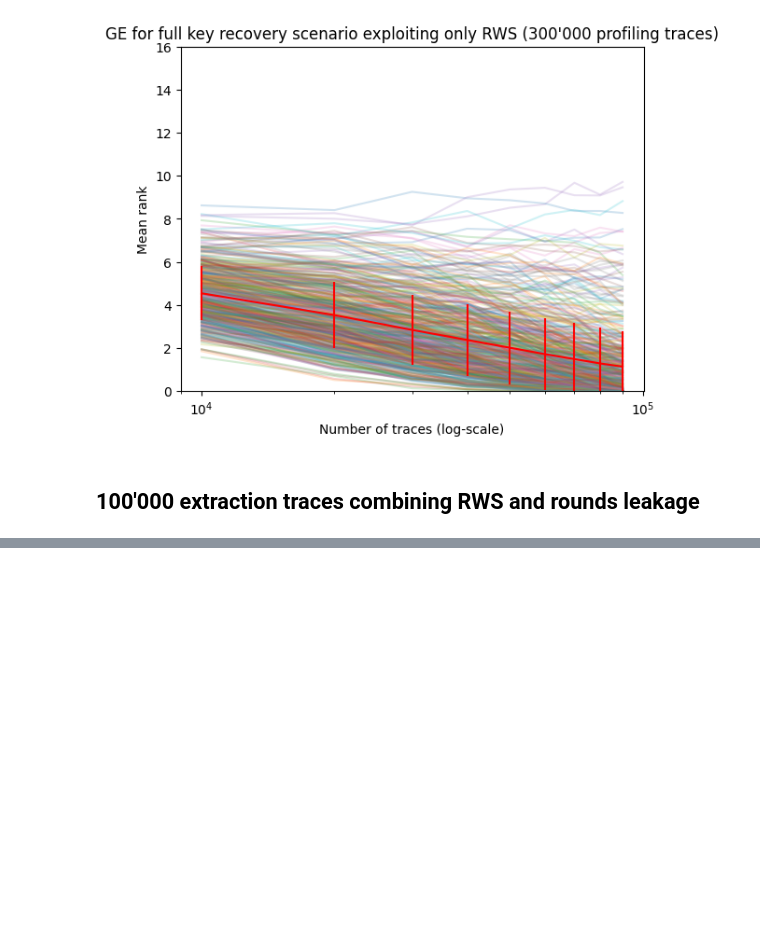
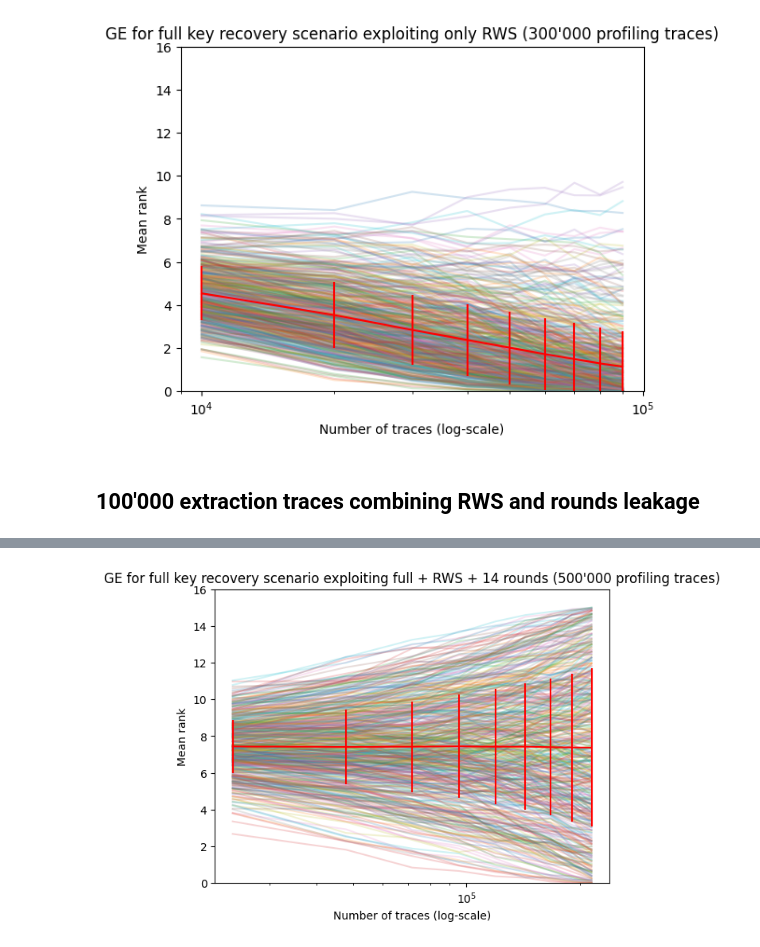
Before and after one commit to Pace222/Elisabeth-b4-SCA, a Jupyter notebook: protected_side_channel_attack/deep_learning_evaluation.ipynb, the cells around one changed output, grey strips where cells are left out. Saved outputs shown, nothing was run; the diff lists cells and outputs as text; code cells hidden in the pictures; blank space fills up the shorter version.

```diff
--- a/protected_side_channel_attack/deep_learning_evaluation.ipynb
+++ b/protected_side_channel_attack/deep_learning_evaluation.ipynb
@@ -554,0 +616,26 @@ np.count_nonzero(recovered_key == key) / 512
+# %%
+with open("y_extraction_500000_haar_2_epoch_17.pic", "rb") as r:
+    y_predicted = pic.load(r)
+# %%
+from templates import rws_classifications_per_trace, classifications_per_trace, reconstruct_key
+_, seeds_extraction = train_test_split(seeds_total, train_size=TRAIN_SIZE, random_state=0)
+rws_perm_probas = y_predicted[0]
+rws_masks_probas = np.stack([np.stack(y_predicted[keyround_idx:keyround_idx+NR_SHARES], axis=1) for keyround_idx in range(1, 1 + NR_SHARES * KEYROUND_WIDTH_B4, NR_SHARES)], axis=1)
+
+per_trace_rws = rws_classifications_per_trace("per_trace_500000_haar_2_epoch_17_rws.pic", seeds_extraction, rws_perm_probas, rws_masks_probas, parallel=False)
+
+round_perm_probas = y_predicted[1 + NR_SHARES * KEYROUND_WIDTH_B4]
+copy_perm_probas = np.stack(y_predicted[1 + NR_SHARES * KEYROUND_WIDTH_B4 + 1:1 + NR_SHARES * KEYROUND_WIDTH_B4 + 1 + (LATEST_ROUND - EARLIEST_ROUND)], axis=1)
+masks_probas = np.stack([np.stack([np.stack(y_predicted[block_idx:block_idx+NR_SHARES], axis=1) for block_idx in range(1 + NR_SHARES * KEYROUND_WIDTH_B4 + 1 + (LATEST_ROUND - EARLIEST_ROUND) + 2 * round_idx * BLOCK_WIDTH_B4, 1 + NR_SHARES * KEYROUND_WIDTH_B4 + 1 + (LATEST_ROUND - EARLIEST_ROUND) + 2 * (round_idx + 1) * BLOCK_WIDTH_B4, NR_SHARES)], axis=1) for round_idx in range(EARLIEST_ROUND, LATEST_ROUND)], axis=1)
+
+per_trace_rounds = classifications_per_trace("per_trace_500000_haar_2_epoch_17_rounds.pic", seeds_extraction, round_perm_probas, copy_perm_probas, masks_probas, parallel=True)
+
+per_trace_total = per_trace_rws + per_trace_rounds
+recovered_key = reconstruct_key(per_trace_total)
+# %%
+with open("per_trace_500000_haar_2_epoch_17_rws.pic", "rb") as r:
+    per_trace_rws = pic.load(r)
+with open("per_trace_500000_haar_2_epoch_17_rounds.pic", "rb") as r:
+    per_trace_rounds = pic.load(r)
+per_trace_total = per_trace_rws + per_trace_rounds
+recovered_key = reconstruct_key(per_trace_total)
@@ -554,0 +654,5 @@ np.count_nonzero(recovered_key == key) / 512
+# %%
+classifications_per_key_nibble = np.sum(per_trace_total, axis=0)
+mean_ranks = compute_mean_ranks(per_trace_total, key, repeat=150)
+with open("mean_ranks_500000_haar_2_epoch_17.pic", "wb") as w:
+    pic.dump(mean_ranks, w)
@@ -554,0 +669,13 @@ np.count_nonzero(recovered_key == key) / 512
+# %%
+for n, nibble_ranks in enumerate(mean_ranks):
+    plt.plot(range(0, per_trace_total.shape[0], per_trace_total.shape[0] // 10)[1:-1], nibble_ranks[1:], label=f"Key nibble {n}", alpha=0.2)
+plt.errorbar(range(0, per_trace_total.shape[0], per_trace_total.shape[0] // 10)[1:-1], np.mean(mean_ranks, axis=0)[1:], np.std(mean_ranks, axis=0)[1:], color="red")
+plt.xscale("log")
+plt.title("GE for full key recovery scenario exploiting full + RWS + 14 rounds (500'000 profiling traces)")
+plt.xlabel("Number of traces (log-scale)")
+plt.ylabel("Mean rank")
+plt.ylim([0, 16])
+#plt.legend()
+plt.show()
+# %% [output]
+[figure, added]
```
Also changed, not shown: parts of 18 cells of this notebook, 10 other files.
